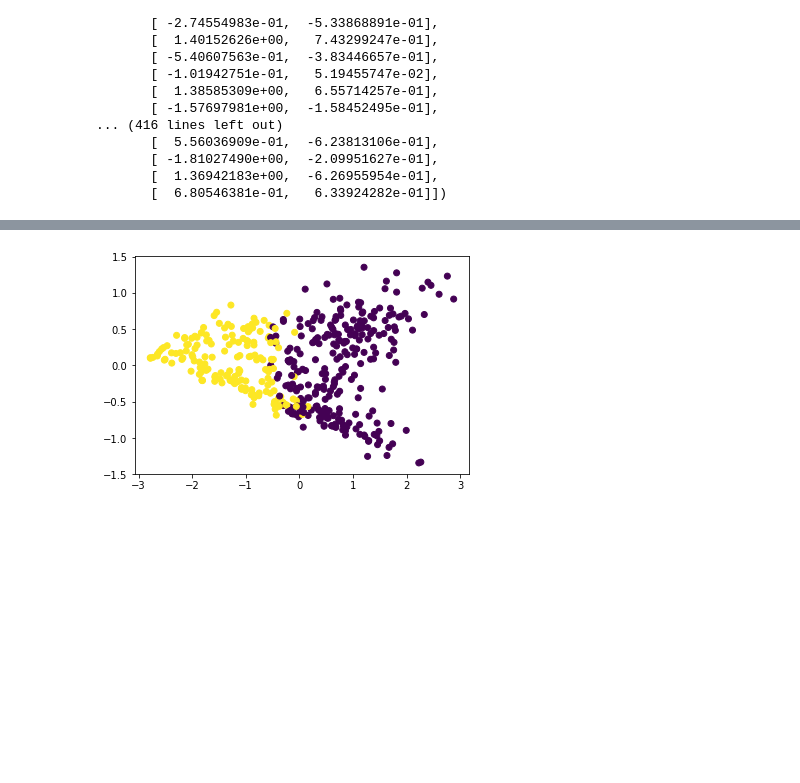
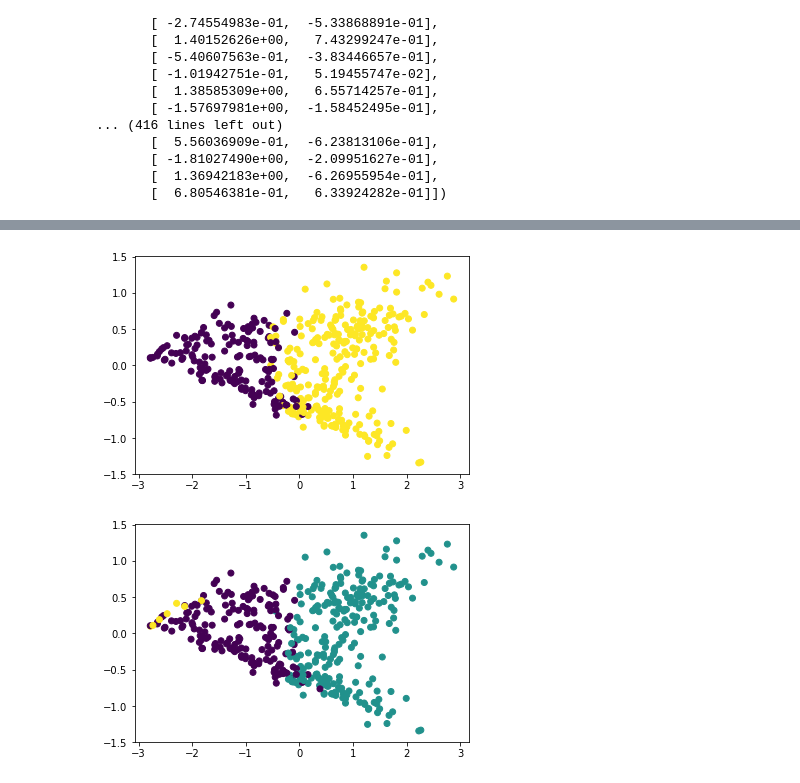
Before and after one commit to CornellDataScience/Social-Tribes, a Jupyter notebook: data/Gaussian.ipynb, the cells around one changed output, grey strips where cells are left out. Drawn from its saved outputs; the diff is of its cells as text; code cells hidden in the pictures; blank space fills up the shorter version.

Commit message:
gaussian

```diff
--- a/data/Gaussian.ipynb
+++ b/data/Gaussian.ipynb
@@ -45,6 +46,13 @@ array([[  6.35734961e-01,  -2.92212716e-01],
 pca_x = [x[0] for x in pca_data]
 pca_y = [y[1] for y in pca_data]
 # %%
+estimator = GaussianMixture(n_components = 2, covariance_type = "diag")
+estimator.fit(data)
+pred = estimator.predict(data)
+
+plt.scatter(pca_x, pca_y, c=pred)
+plt.show()
+
 estimator = GaussianMixture(n_components = 3, covariance_type = "diag")
 estimator.fit(data)
 pred = estimator.predict(data)
@@ -56,8 +80,15 @@ plt.show()
 # %%
 spectral = SC(n_clusters = 2, affinity = 'precomputed')
 pred = spectral.fit_predict(data)
 
 plt.scatter(pca_x, pca_y, c=pred)
 plt.show()
+
+spectral = SC(n_clusters = 3, affinity = 'precomputed')
+pred = spectral.fit_predict(data)
+
+plt.scatter(pca_x, pca_y, c=pred)
+plt.show()
 # %% [output]
-[figure, old version]
+[figure, new version]
+[figure, added]
```
Also changed, not shown: parts of 4 cells of this notebook, 1 other file.
